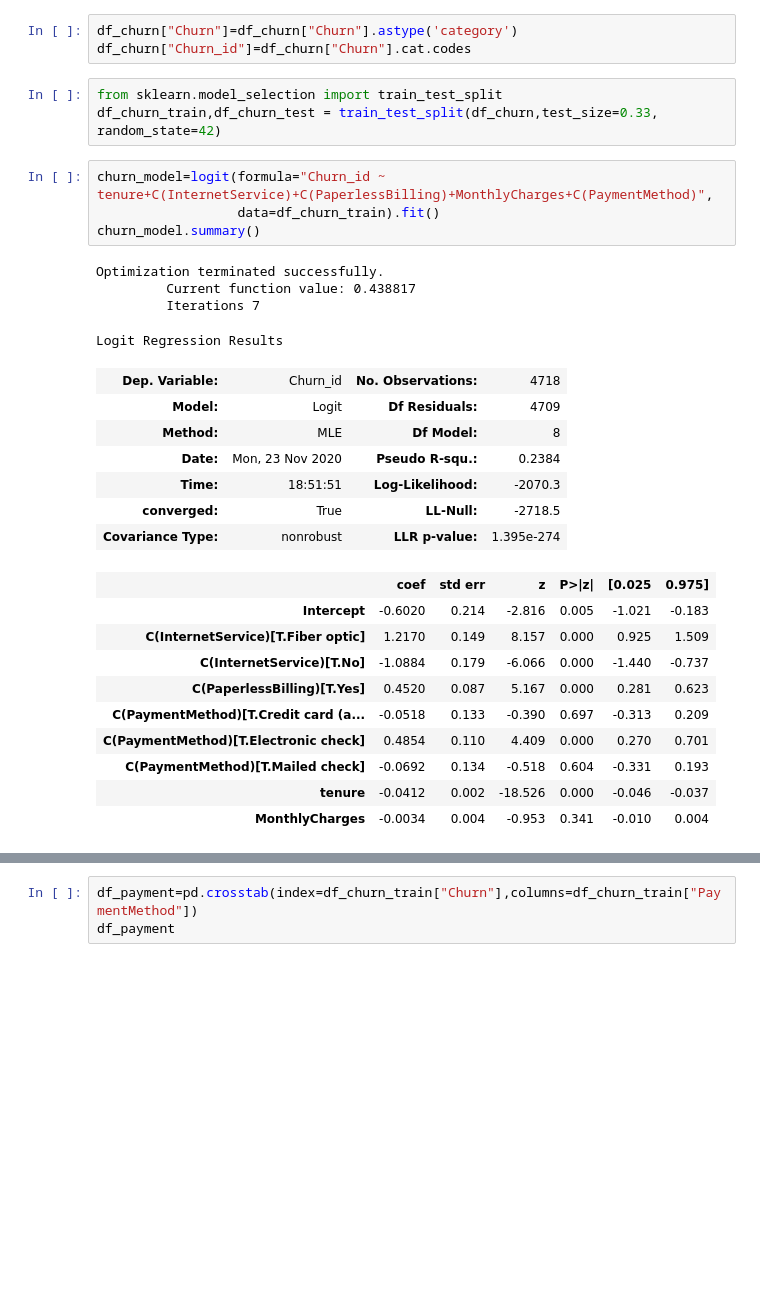
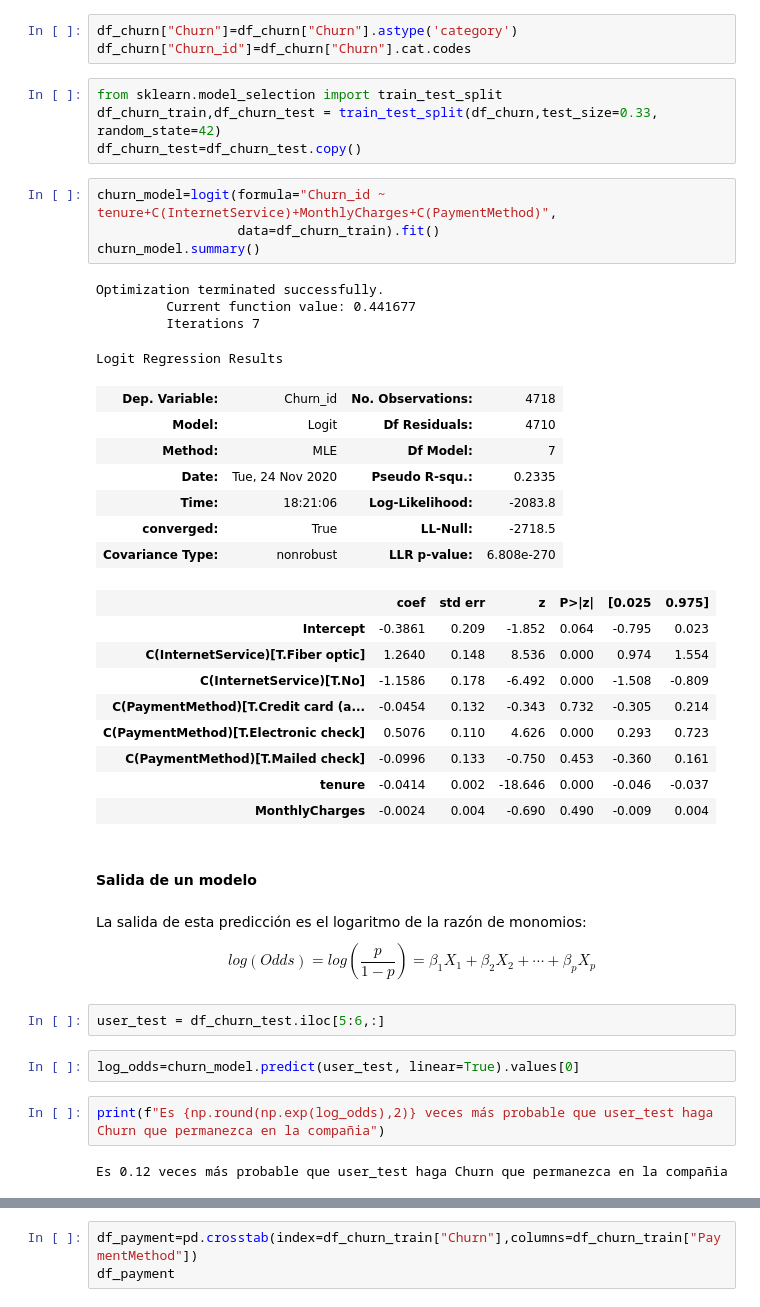
Before and after one commit to ccantarero91/orange-stats, a Jupyter notebook: Estadistica-Orange.ipynb, the cells around one changed output, grey strips where cells are left out. Drawn from its saved outputs; the diff is of its cells as text; blank space fills up the shorter version.

```diff
--- a/Estadistica-Orange.ipynb
+++ b/Estadistica-Orange.ipynb
@@ -505,29 +505,44 @@ df_churn["Churn_id"]=df_churn["Churn"].cat.codes
 # %%
 from sklearn.model_selection import train_test_split
 df_churn_train,df_churn_test = train_test_split(df_churn,test_size=0.33, random_state=42)
+df_churn_test=df_churn_test.copy()
 # %%
-churn_model=logit(formula="Churn_id ~ tenure+C(InternetService)+C(PaperlessBilling)+MonthlyCharges+C(PaymentMethod)",
+churn_model=logit(formula="Churn_id ~ tenure+C(InternetService)+MonthlyCharges+C(PaymentMethod)",
                   data=df_churn_train).fit()
 churn_model.summary()
 # %% [output]
 Optimization terminated successfully.
-         Current function value: 0.438817
+         Current function value: 0.441677
          Iterations 7
 Logit Regression Results
 | Dep. Variable: | Churn_id | No. Observations: | 4718 |
-| Model: | Logit | Df Residuals: | 4709 |
-| Method: | MLE | Df Model: | 8 |
-| Date: | Mon, 23 Nov 2020 | Pseudo R-squ.: | 0.2384 |
-| Time: | 18:51:51 | Log-Likelihood: | -2070.3 |
+| Model: | Logit | Df Residuals: | 4710 |
+| Method: | MLE | Df Model: | 7 |
+| Date: | Tue, 24 Nov 2020 | Pseudo R-squ.: | 0.2335 |
+| Time: | 18:21:06 | Log-Likelihood: | -2083.8 |
 | converged: | True | LL-Null: | -2718.5 |
-| Covariance Type: | nonrobust | LLR p-value: | 1.395e-274 |
+| Covariance Type: | nonrobust | LLR p-value: | 6.808e-270 |
 |  | coef | std err | z | P>|z| | [0.025 | 0.975] |
-| Intercept | -0.6020 | 0.214 | -2.816 | 0.005 | -1.021 | -0.183 |
-| C(InternetService)[T.Fiber optic] | 1.2170 | 0.149 | 8.157 | 0.000 | 0.925 | 1.509 |
-| C(InternetService)[T.No] | -1.0884 | 0.179 | -6.066 | 0.000 | -1.440 | -0.737 |
-| C(PaperlessBilling)[T.Yes] | 0.4520 | 0.087 | 5.167 | 0.000 | 0.281 | 0.623 |
-| C(PaymentMethod)[T.Credit card (a... | -0.0518 | 0.133 | -0.390 | 0.697 | -0.313 | 0.209 |
-| C(PaymentMethod)[T.Electronic check] | 0.4854 | 0.110 | 4.409 | 0.000 | 0.270 | 0.701 |
-| C(PaymentMethod)[T.Mailed check] | -0.0692 | 0.134 | -0.518 | 0.604 | -0.331 | 0.193 |
-| tenure | -0.0412 | 0.002 | -18.526 | 0.000 | -0.046 | -0.037 |
-| MonthlyCharges | -0.0034 | 0.004 | -0.953 | 0.341 | -0.010 | 0.004 |
+| Intercept | -0.3861 | 0.209 | -1.852 | 0.064 | -0.795 | 0.023 |
+| C(InternetService)[T.Fiber optic] | 1.2640 | 0.148 | 8.536 | 0.000 | 0.974 | 1.554 |
+| C(InternetService)[T.No] | -1.1586 | 0.178 | -6.492 | 0.000 | -1.508 | -0.809 |
+| C(PaymentMethod)[T.Credit card (a... | -0.0454 | 0.132 | -0.343 | 0.732 | -0.305 | 0.214 |
+| C(PaymentMethod)[T.Electronic check] | 0.5076 | 0.110 | 4.626 | 0.000 | 0.293 | 0.723 |
+| C(PaymentMethod)[T.Mailed check] | -0.0996 | 0.133 | -0.750 | 0.453 | -0.360 | 0.161 |
+| tenure | -0.0414 | 0.002 | -18.646 | 0.000 | -0.046 | -0.037 |
+| MonthlyCharges | -0.0024 | 0.004 | -0.690 | 0.490 | -0.009 | 0.004 |
+# %% [markdown]
+#### Salida de un modelo
+# %% [markdown]
+La salida de esta predicción es el logaritmo de la razón de monomios:
+\\[
+ log(Odds)= log \left(\frac{p}{1-p} \right) = \beta_1 X_1+\beta_2 X_2+\cdots +\beta_p X_p
+\\]
+# %%
+user_test = df_churn_test.iloc[5:6,:]
+# %%
+log_odds=churn_model.predict(user_test, linear=True).values[0]
+# %%
+print(f"Es {np.round(np.exp(log_odds),2)} veces más probable que user_test haga Churn que permanezca en la compañia")
+# %% [output]
+Es 0.12 veces más probable que user_test haga Churn que permanezca en la compañia
```
Also changed, not shown: parts of 19 cells of this notebook.
